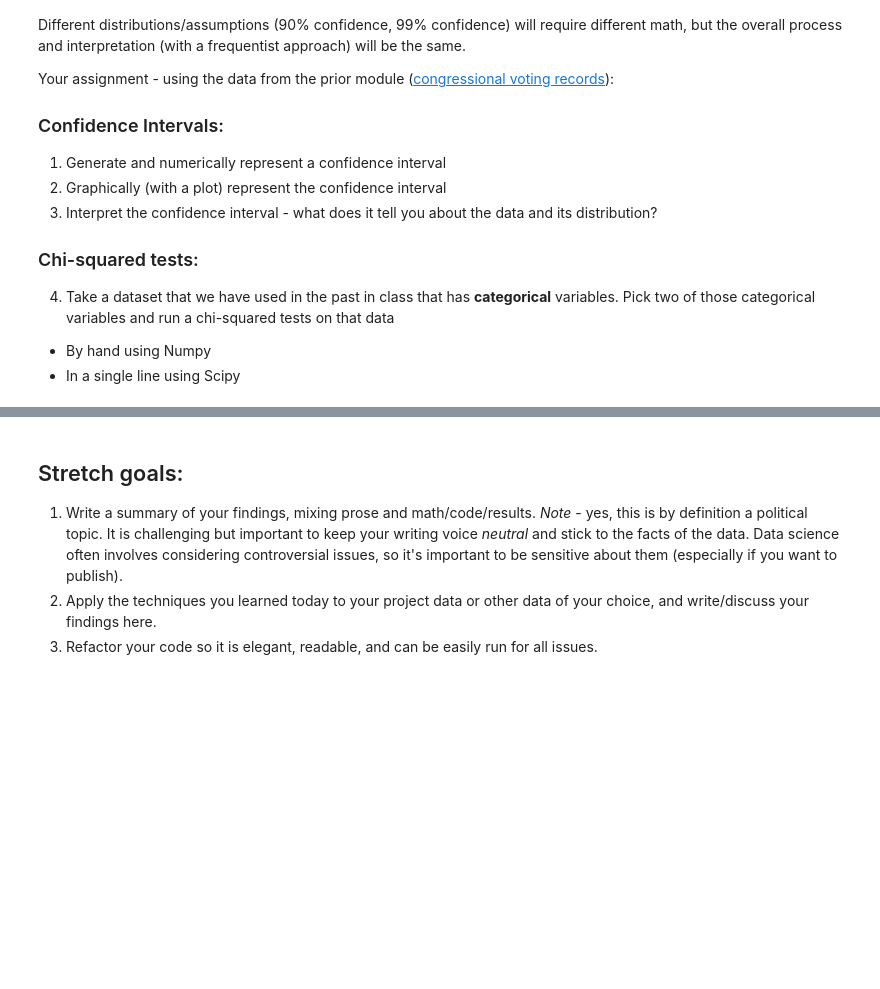
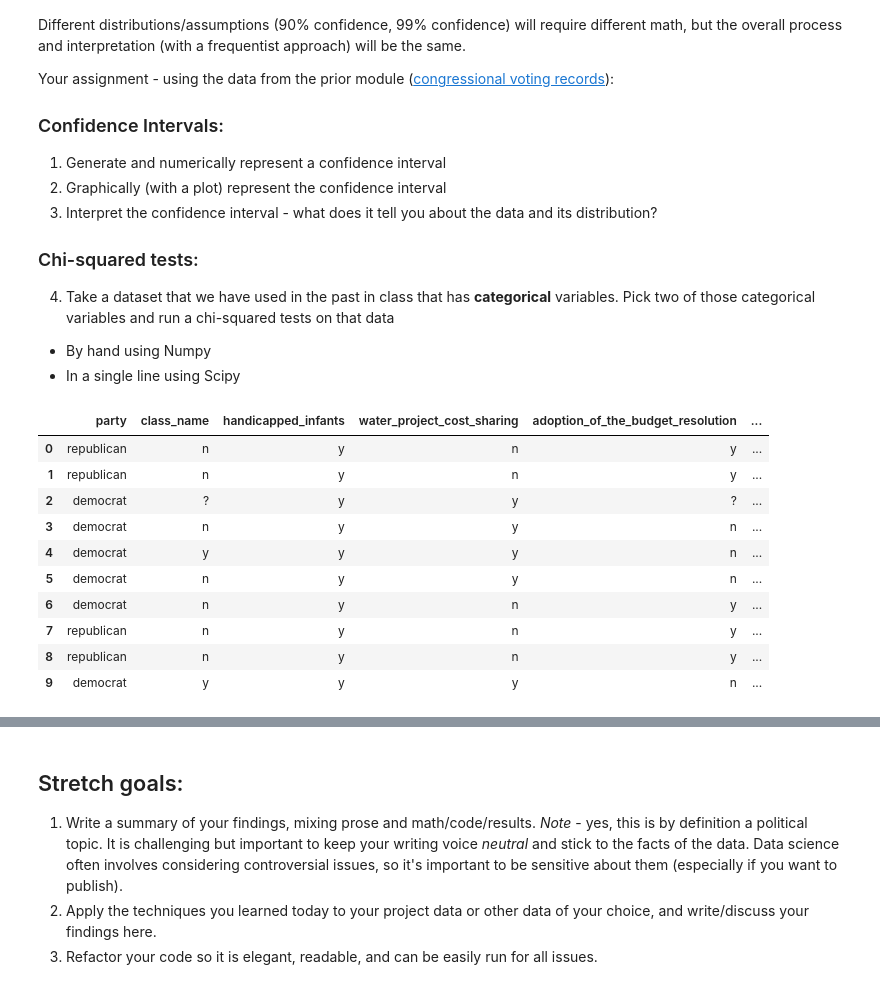
Before and after one commit to bloominstituteoftechnology/DS-Unit-1-Sprint-2-Statistics, a Jupyter notebook: module2/LS_DS_122_Sampling_Confidence_Intervals_and_Hypothesis_Testing_Assignment.ipynb, the cells around one changed output, grey strips where cells are left out. Saved outputs shown, nothing was run; the diff lists cells and outputs as text; code cells hidden in the pictures; blank space fills up the shorter version.

```diff
--- a/module2/LS_DS_122_Sampling_Confidence_Intervals_and_Hypothesis_Testing_Assignment.ipynb
+++ b/module2/LS_DS_122_Sampling_Confidence_Intervals_and_Hypothesis_Testing_Assignment.ipynb
@@ -31,0 +42,25 @@ Your assignment - using the data from the prior module ([congressional voting re
+# %%
+import pandas as pd
+
+url = 'https://archive.ics.uci.edu/ml/machine-learning-databases/voting-records/house-votes-84.data'
+column_headers = ['party', 'class_name', 'handicapped_infants', 'water_project_cost_sharing',
+                  'adoption_of_the_budget_resolution', 'physician_fee_freeze', 'el_salvador_aid',
+                  'religious_groups_in_schools', 'anti_satellite_test_ban',
+                  'aid_to_nicaraguan_contras', 'mx_missile', 'immigration',
+                  'synfuels_corporation_cutback', 'education_spending', 'superfund_right_to_sue',
+                  'crime, duty_free_exports', 'export_administration_act_south_africa']
+df = pd.read_csv(url, header=None, names=column_headers)
+# %%
+df.head(10)
+# %% [output]
+|  | party | class_name | handicapped_infants | water_project_cost_sharing | adoption_of_the_budget_resolution | ... |
+| 0 | republican | n | y | n | y | ... |
+| 1 | republican | n | y | n | y | ... |
+| 2 | democrat | ? | y | y | ? | ... |
+| 3 | democrat | n | y | y | n | ... |
+| 4 | democrat | y | y | y | n | ... |
+| 5 | democrat | n | y | y | n | ... |
+| 6 | democrat | n | y | n | y | ... |
+| 7 | republican | n | y | n | y | ... |
+| 8 | republican | n | y | n | y | ... |
+| 9 | democrat | y | y | y | n | ... |
```
Also changed, not shown: parts of 11 cells of this notebook.
